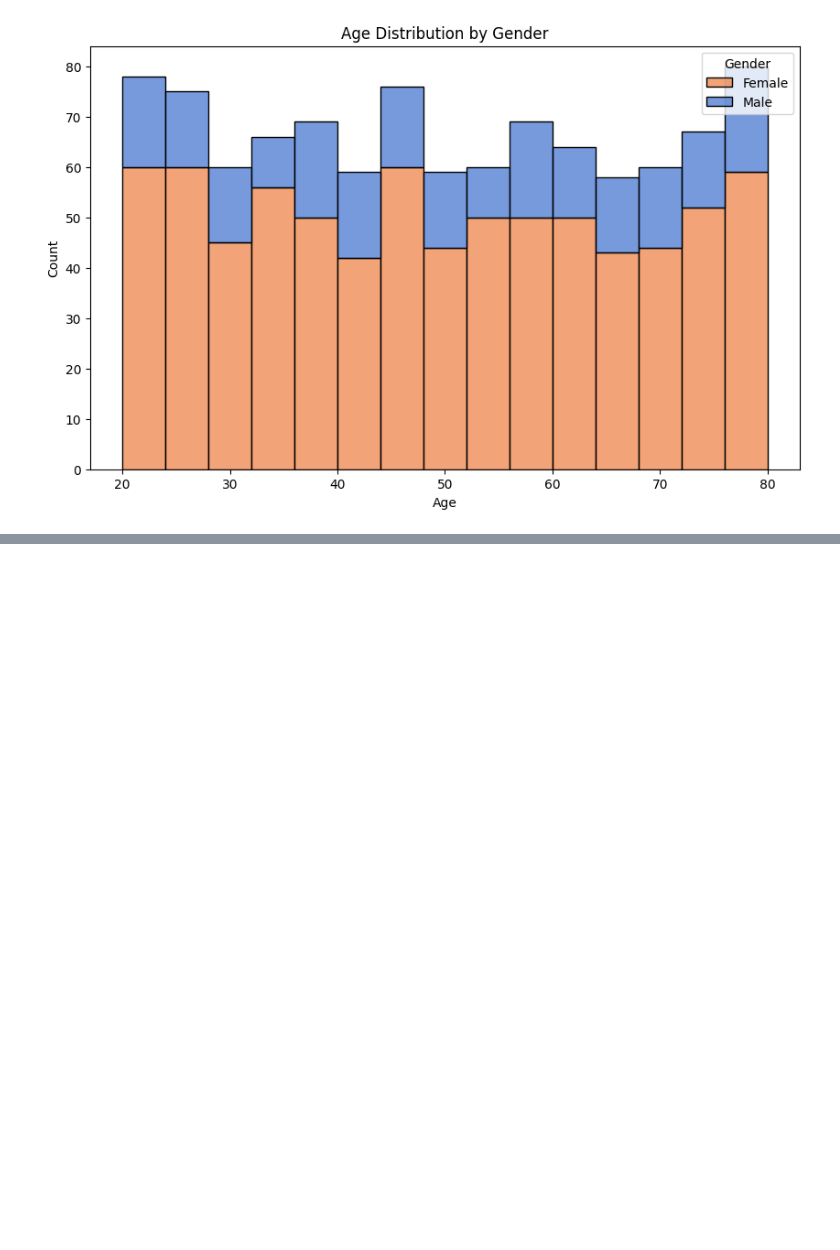
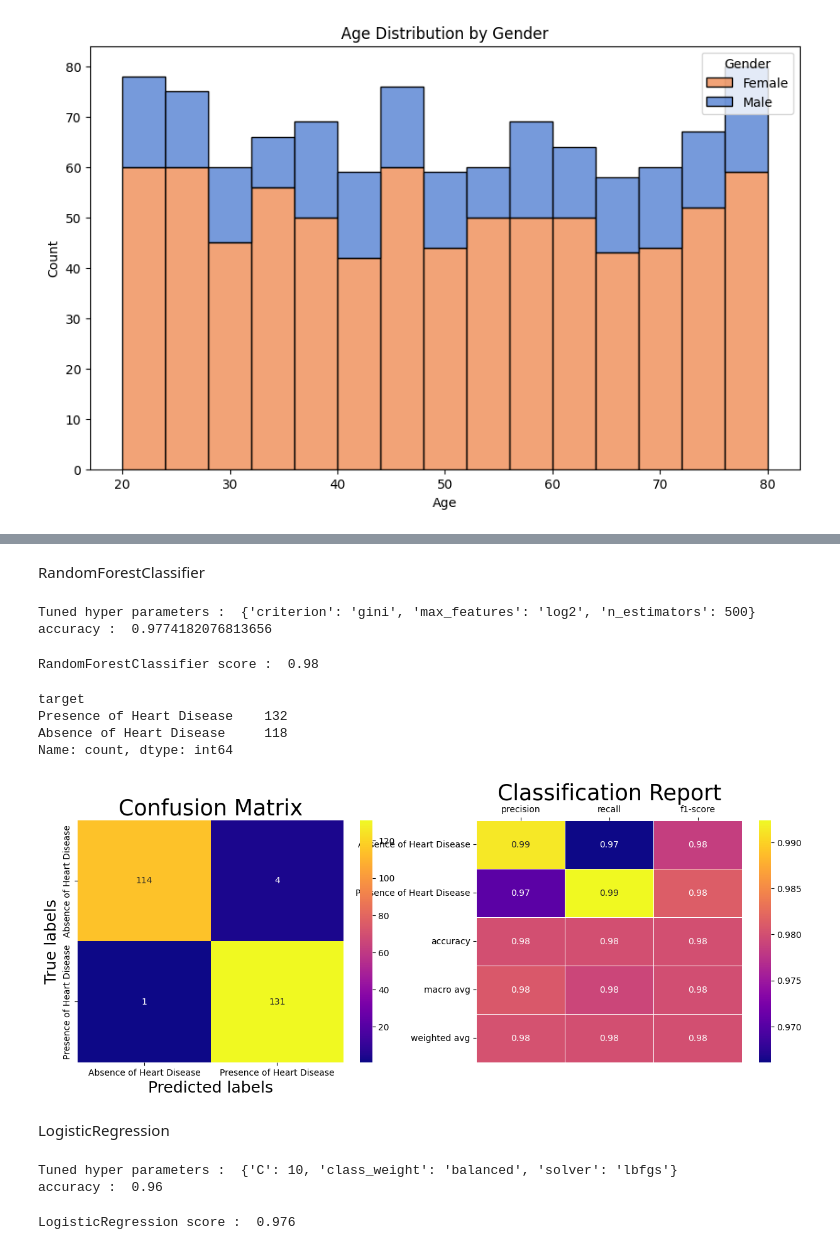
Before and after one commit to AvinandanRoy/DataAnalysis, a Jupyter notebook: CVDs.ipynb, the cells around one changed output, grey strips where cells are left out. Drawn from its saved outputs; the diff is of its cells as text; code cells hidden in the pictures; blank space fills up the shorter version.

```diff
--- a/CVDs.ipynb
+++ b/CVDs.ipynb
@@ -225,0 +427,58 @@ plt.show()
+# %%
+X_train, X_test, y_train, y_test = train_test_split(X, y, test_size=0.25, random_state=0)
+# %% [markdown]
+RandomForestClassifier
+# %%
+# Dictionary to define parameters to test in algorithm
+parameters = {
+    'n_estimators' : [50, 150, 500],
+    'criterion' : ['gini', 'entropy', 'log_loss'],
+    'max_features' : ['sqrt', 'log2']
+}
+
+rf = RandomForestClassifier(n_jobs=-1)
+rf_cv = GridSearchCV(estimator=rf, cv=20, param_grid=parameters).fit(X_train, y_train)
+
+print('Tuned hyper parameters : ', rf_cv.best_params_)
+print('accuracy : ', rf_cv.best_score_)
+# %% [output]
+Tuned hyper parameters :  {'criterion': 'gini', 'max_features': 'log2', 'n_estimators': 500}
+accuracy :  0.9774182076813656
+# %%
+rf = RandomForestClassifier(**rf_cv.best_params_).fit(X_train, y_train)
+# %%
+y_pred_rf = rf.predict(X_test)
+
+rf_score = round(rf.score(X_test, y_test), 3)
+print('RandomForestClassifier score : ', rf_score)
+# %% [output]
+RandomForestClassifier score :  0.98
+# %%
+y_test.value_counts()
+# %% [output]
+target
+Presence of Heart Disease    132
+Absence of Heart Disease     118
+Name: count, dtype: int64
+# %%
+clf_plot(y_pred_rf)
+# %% [output]
+[figure, added]
+# %% [markdown]
+LogisticRegression
+# %%
+# Dictionary to define parameters to test in algorithm
+parameters = {
+    'C' : [0.001, 0.01, 0.1, 1.0, 10, 100, 1000],
+    'class_weight' : ['balanced'],
+    'solver' : ['lbfgs', 'liblinear', 'newton-cg', 'newton-cholesky', 'sag', 'saga']
+}
+
+lr = LogisticRegression()
+lr_cv = GridSearchCV(estimator=lr, param_grid=parameters, cv=10).fit(X_train, y_train)
+
+print('Tuned hyper parameters : ', lr_cv.best_params_)
+print('accuracy : ', lr_cv.best_score_)
+# %% [output]
+Tuned hyper parameters :  {'C': 10, 'class_weight': 'balanced', 'solver': 'lbfgs'}
+accuracy :  0.96
@@ -225,0 +487,7 @@ plt.show()
+# %%
+y_pred_lr = lr.predict(X_test)
+
+lr_score = round(lr.score(X_test, y_test), 3)
+print('LogisticRegression score : ', lr_score)
+# %% [output]
+LogisticRegression score :  0.976
```
Also changed, not shown: parts of 45 cells of this notebook.
